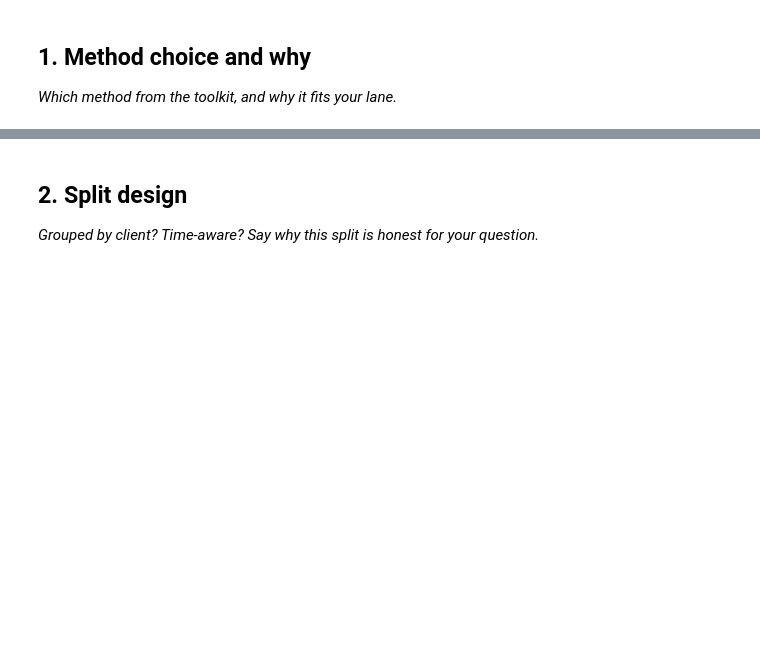
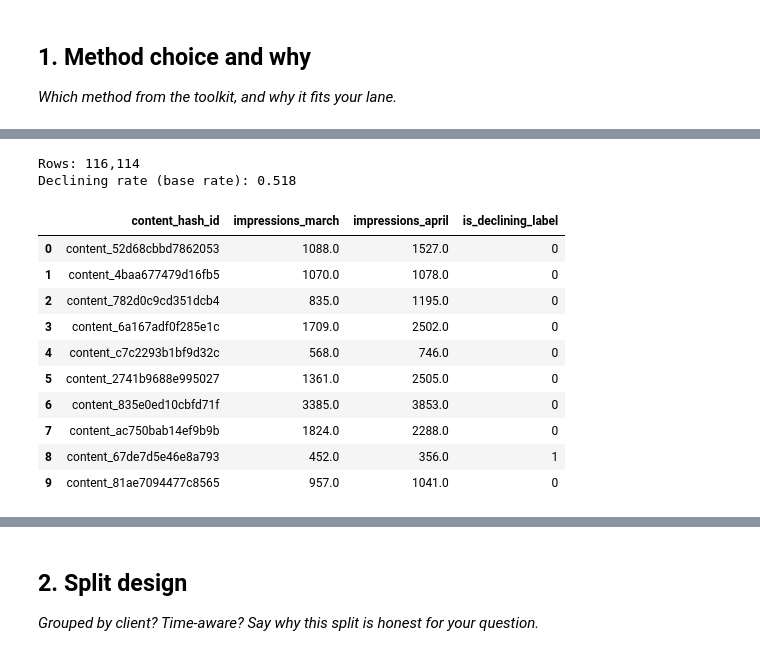
Before and after one commit to yashizhenya755-dev/flyrank-ml-internship, a Jupyter notebook: work/notebooks/w05_model.ipynb, the cells around one changed output, grey strips where cells are left out. Cells and saved outputs as stored; diff of their text form; code cells hidden in the pictures; blank space fills up the shorter version.

```diff
--- a/work/notebooks/w05_model.ipynb
+++ b/work/notebooks/w05_model.ipynb
@@ -15,0 +79,35 @@ This skeleton is yours to fill. Work the sections **in order** — each one has
+# %%
+# --- build the April label ---
+april = con.sql(f"""
+    SELECT
+        content_hash_id,
+        client_hash_id,
+        SUM(gsc_impressions) AS impressions_april
+    FROM '{label_path}'
+    WHERE gsc_data_available IS TRUE
+    GROUP BY content_hash_id, client_hash_id
+""").df()
+
+data = features.merge(april, on=["content_hash_id", "client_hash_id"], how="left")
+data["impressions_april"] = data["impressions_april"].fillna(0)
+
+# label: did April impressions drop below 80% of March impressions?
+data["is_declining_label"] = (data["impressions_april"] < 0.8 * data["impressions_march"]).astype(int)
+
+print(f"Rows: {len(data):,}")
+print(f"Declining rate (base rate): {data['is_declining_label'].mean():.3f}")
+data[["content_hash_id", "impressions_march", "impressions_april", "is_declining_label"]].head(10)
+# %% [output]
+Rows: 116,114
+Declining rate (base rate): 0.518
+|  | content_hash_id | impressions_march | impressions_april | is_declining_label |
+| 0 | content_52d68cbbd7862053 | 1088.0 | 1527.0 | 0 |
+| 1 | content_4baa677479d16fb5 | 1070.0 | 1078.0 | 0 |
+| 2 | content_782d0c9cd351dcb4 | 835.0 | 1195.0 | 0 |
+| 3 | content_6a167adf0f285e1c | 1709.0 | 2502.0 | 0 |
+| 4 | content_c7c2293b1bf9d32c | 568.0 | 746.0 | 0 |
+| 5 | content_2741b9688e995027 | 1361.0 | 2505.0 | 0 |
+| 6 | content_835e0ed10cbfd71f | 3385.0 | 3853.0 | 0 |
+| 7 | content_ac750bab14ef9b9b | 1824.0 | 2288.0 | 0 |
+| 8 | content_67de7d5e46e8a793 | 452.0 | 356.0 | 1 |
+| 9 | content_81ae7094477c8565 | 957.0 | 1041.0 | 0 |
```
Also changed, not shown: parts of 13 cells of this notebook.
